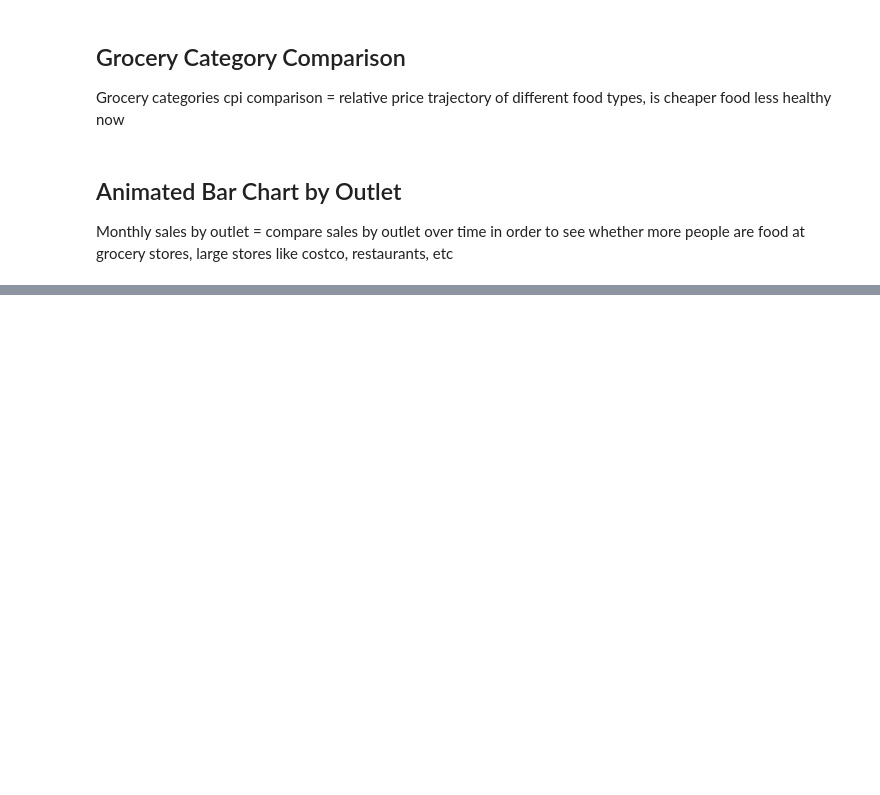
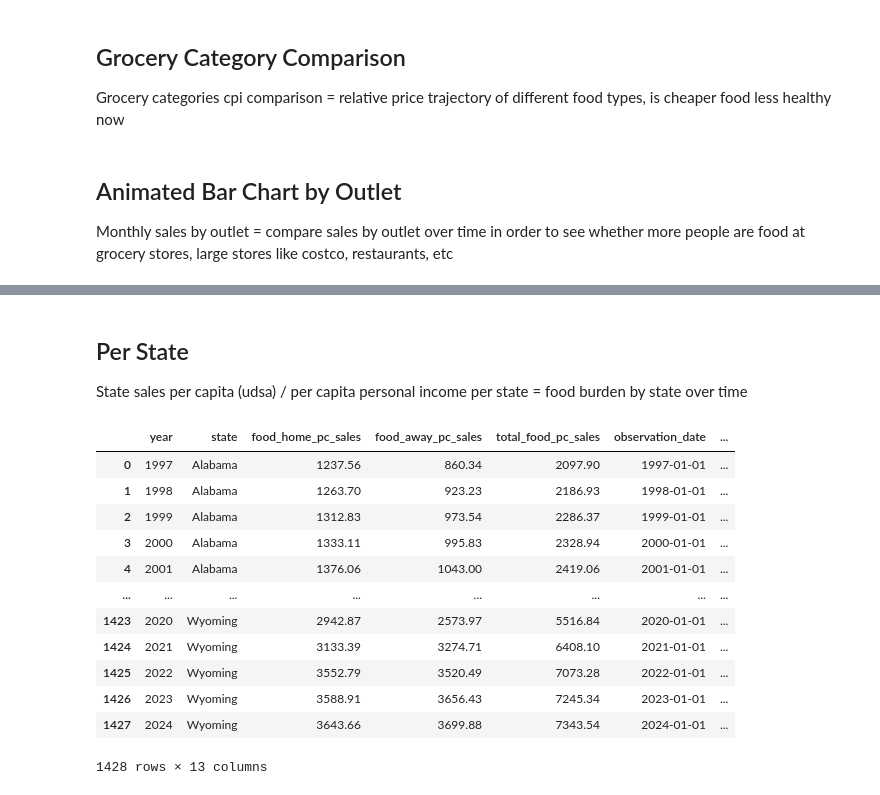
Before and after one commit to rvt9bx/dsan-scholarship-project, a Jupyter notebook: scripts/viz.ipynb, the cells around one changed output, grey strips where cells are left out. Saved outputs shown, nothing was run; the diff lists cells and outputs as text; code cells hidden in the pictures; blank space fills up the shorter version.

```diff
--- a/scripts/viz.ipynb
+++ b/scripts/viz.ipynb
@@ -849,0 +1214,4 @@ fig.write_html(f"../website/charts/spending_by_outlet.html", include_plotlyjs="c
+# %% [markdown]
+## Per State
+
+State sales per capita (udsa) / per capita personal income per state = food burden by state over time
@@ -849,0 +1336,16 @@ fig.write_html(f"../website/charts/spending_by_outlet.html", include_plotlyjs="c
+# %%
+display(state_food_vs_income)
+# %% [output]
+|  | year | state | food_home_pc_sales | food_away_pc_sales | total_food_pc_sales | observation_date | ... |
+| 0 | 1997 | Alabama | 1237.56 | 860.34 | 2097.90 | 1997-01-01 | ... |
+| 1 | 1998 | Alabama | 1263.70 | 923.23 | 2186.93 | 1998-01-01 | ... |
+| 2 | 1999 | Alabama | 1312.83 | 973.54 | 2286.37 | 1999-01-01 | ... |
+| 3 | 2000 | Alabama | 1333.11 | 995.83 | 2328.94 | 2000-01-01 | ... |
+| 4 | 2001 | Alabama | 1376.06 | 1043.00 | 2419.06 | 2001-01-01 | ... |
+| ... | ... | ... | ... | ... | ... | ... | ... |
+| 1423 | 2020 | Wyoming | 2942.87 | 2573.97 | 5516.84 | 2020-01-01 | ... |
+| 1424 | 2021 | Wyoming | 3133.39 | 3274.71 | 6408.10 | 2021-01-01 | ... |
+| 1425 | 2022 | Wyoming | 3552.79 | 3520.49 | 7073.28 | 2022-01-01 | ... |
+| 1426 | 2023 | Wyoming | 3588.91 | 3656.43 | 7245.34 | 2023-01-01 | ... |
+| 1427 | 2024 | Wyoming | 3643.66 | 3699.88 | 7343.54 | 2024-01-01 | ... |
+1428 rows × 13 columns
```
Also changed, not shown: parts of 16 cells of this notebook, 28 other files.
